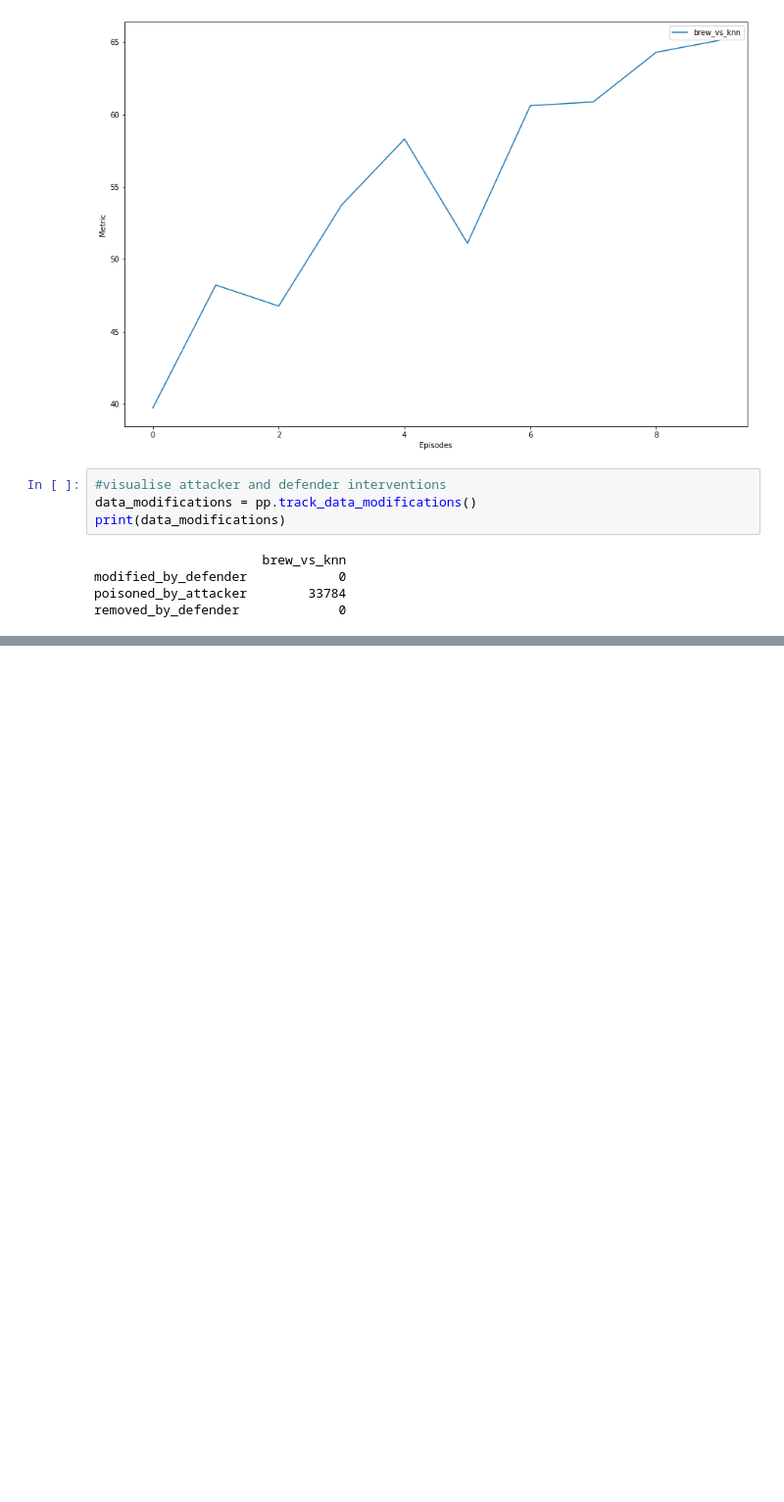
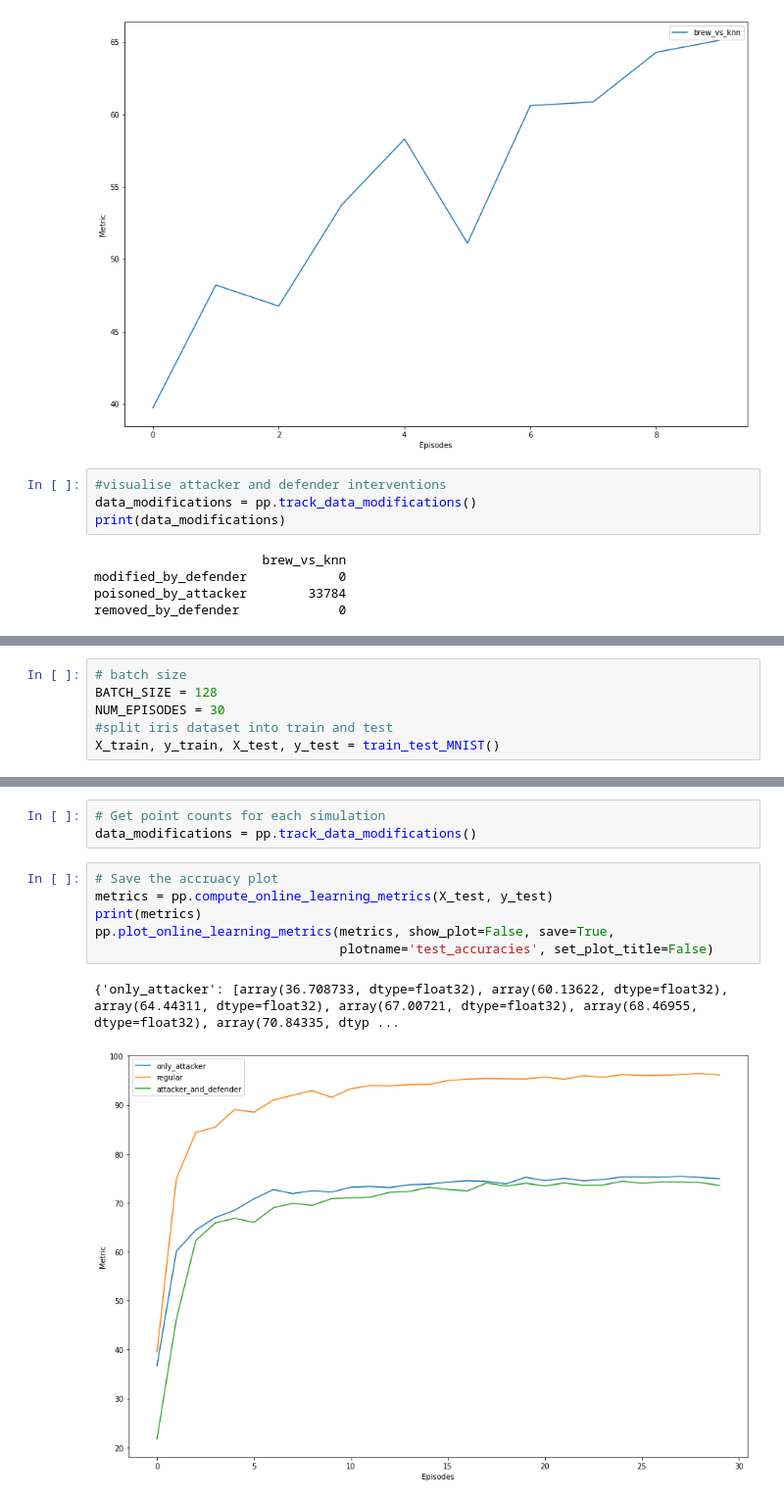
Before and after one commit to oskarfernlund/niteshade, a Jupyter notebook: demo.ipynb, the cells around one changed output, grey strips where cells are left out. Shown at 98% size. Cells and saved outputs as stored; diff of their text form; blank space fills up the shorter version.

```diff
--- a/demo.ipynb
+++ b/demo.ipynb
@@ -107,0 +106,6 @@ removed_by_defender             0
+# %%
+# batch size
+BATCH_SIZE = 128
+NUM_EPISODES = 30
+#split iris dataset into train and test
+X_train, y_train, X_test, y_test = train_test_MNIST()
@@ -107,0 +174,12 @@ removed_by_defender             0
+# %%
+# Get point counts for each simulation
+data_modifications = pp.track_data_modifications()
+# %%
+# Save the accruacy plot
+metrics = pp.compute_online_learning_metrics(X_test, y_test)
+print(metrics)
+pp.plot_online_learning_metrics(metrics, show_plot=False, save=True,
+                                plotname='test_accuracies', set_plot_title=False)
+# %% [output]
+{'only_attacker': [array(36.708733, dtype=float32), array(60.13622, dtype=float32), array(64.44311, dtype=float32), array(67.00721, dtype=float32), array(68.46955, dtype=float32), array(70.84335, dtyp ...
+[figure, added]
```
Also changed, not shown: parts of 8 cells of this notebook.
